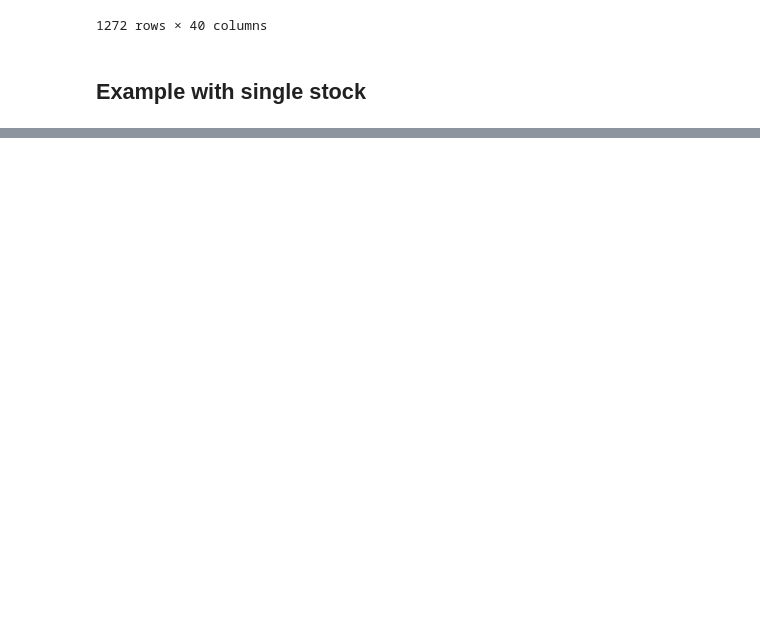
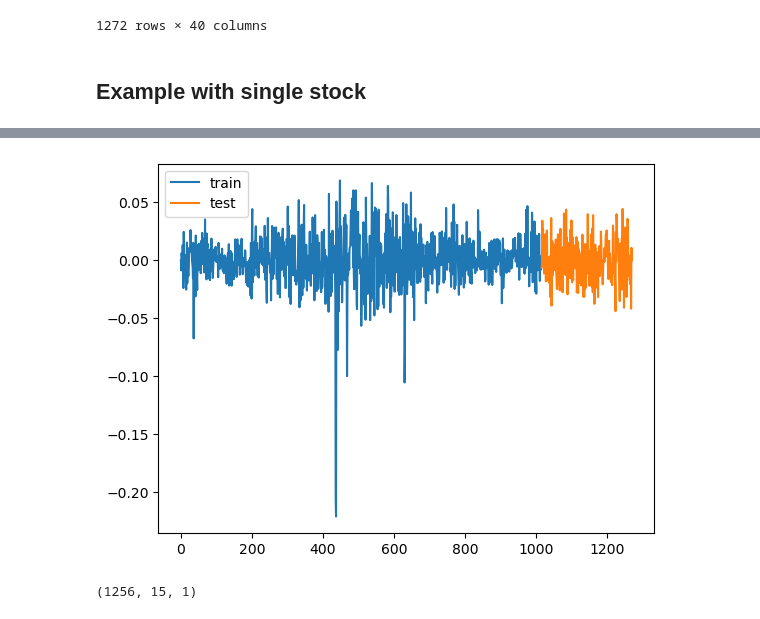
Before and after one commit to tommasograndi/portfolio-opt-with-BiLSTM-stock-preselection, a Jupyter notebook: notebook_tramont.ipynb, the cells around one changed output, grey strips where cells are left out. Cells and saved outputs as stored; diff of their text form; code cells hidden in the pictures; blank space fills up the shorter version.

```diff
--- a/notebook_tramont.ipynb
+++ b/notebook_tramont.ipynb
@@ -75,4 +76,4 @@ price_to_returns(prices)
 ## Example with single stock
 # %%
 price = prices.iloc[:, 0]
-returns = price_to_returns(price, log=True)
+returns = price_to_returns(price, log=True, drop_na=True)
@@ -93,0 +84,3 @@ Name: VOW3 GY Equity, Length: 1272, dtype: float64
+# %%
+# From pandas to numpy
+returns = returns.to_numpy()
@@ -93,0 +92,8 @@ Name: VOW3 GY Equity, Length: 1272, dtype: float64
+# %%
+def split_data(x: np.array, train_size: float = 0.8):
+    index = int(len(x) * 0.8)
+    train = x[: index ]
+    test = x[index: ]
+    return train, test
+# %%
+ret_train, ret_test = split_data(returns)
@@ -93,0 +125,10 @@ Name: VOW3 GY Equity, Length: 1272, dtype: float64
+# %%
+fig, ax = plt.subplots()
+x1 = np.arange(len(ret_train))
+x2 = np.arange(len(ret_train), len(ret_train) + len(ret_test))
+ax.plot(x1, ret_train, label="train")
+ax.plot(x2, ret_test, label="test")
+ax.legend()
+plt.show()
+# %% [output]
+[figure, added]
@@ -93,0 +147,4 @@ Name: VOW3 GY Equity, Length: 1272, dtype: float64
+# %%
+X_train.shape
+# %% [output]
+(1256, 15, 1)
```
Also changed, not shown: parts of 10 cells of this notebook.
